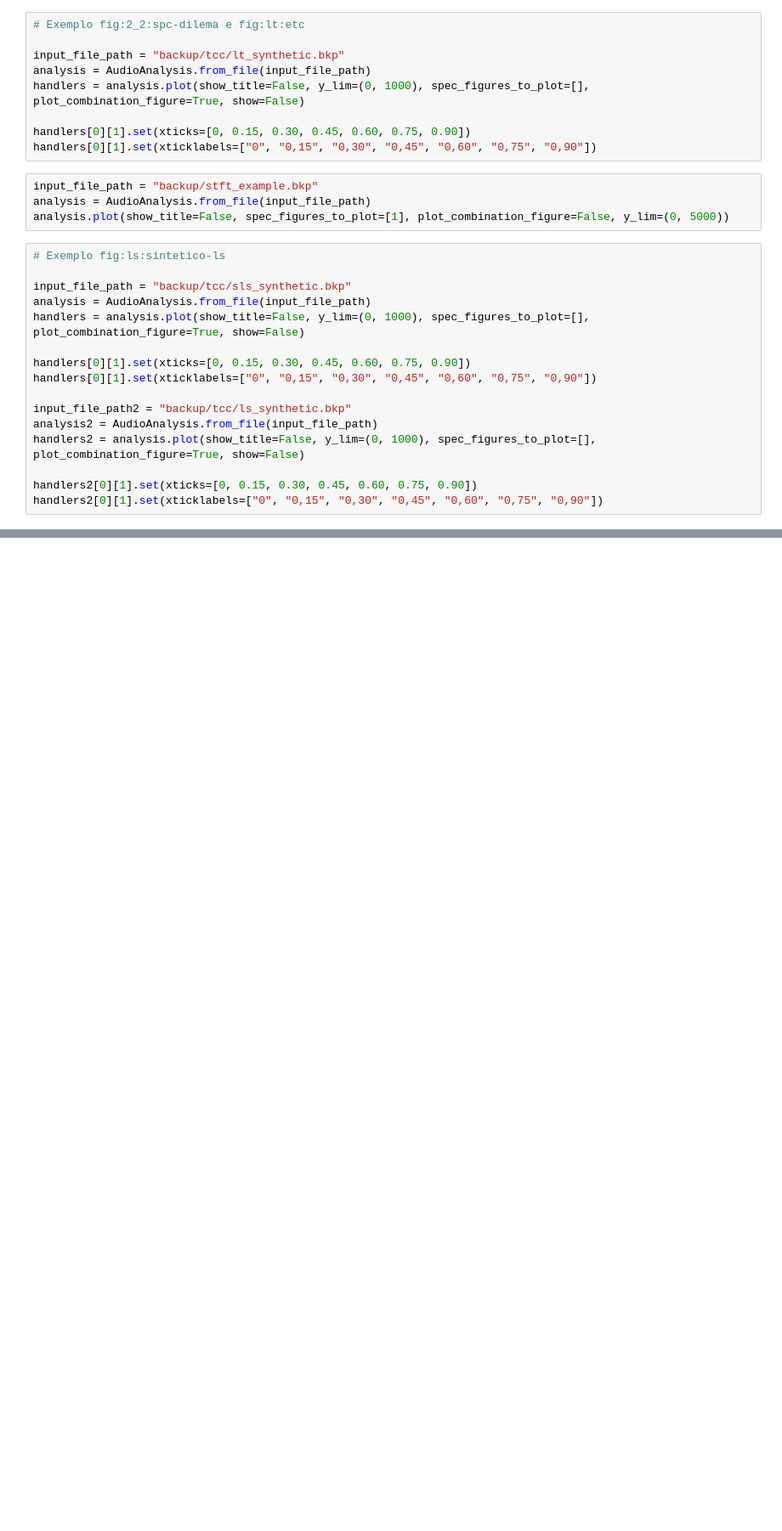
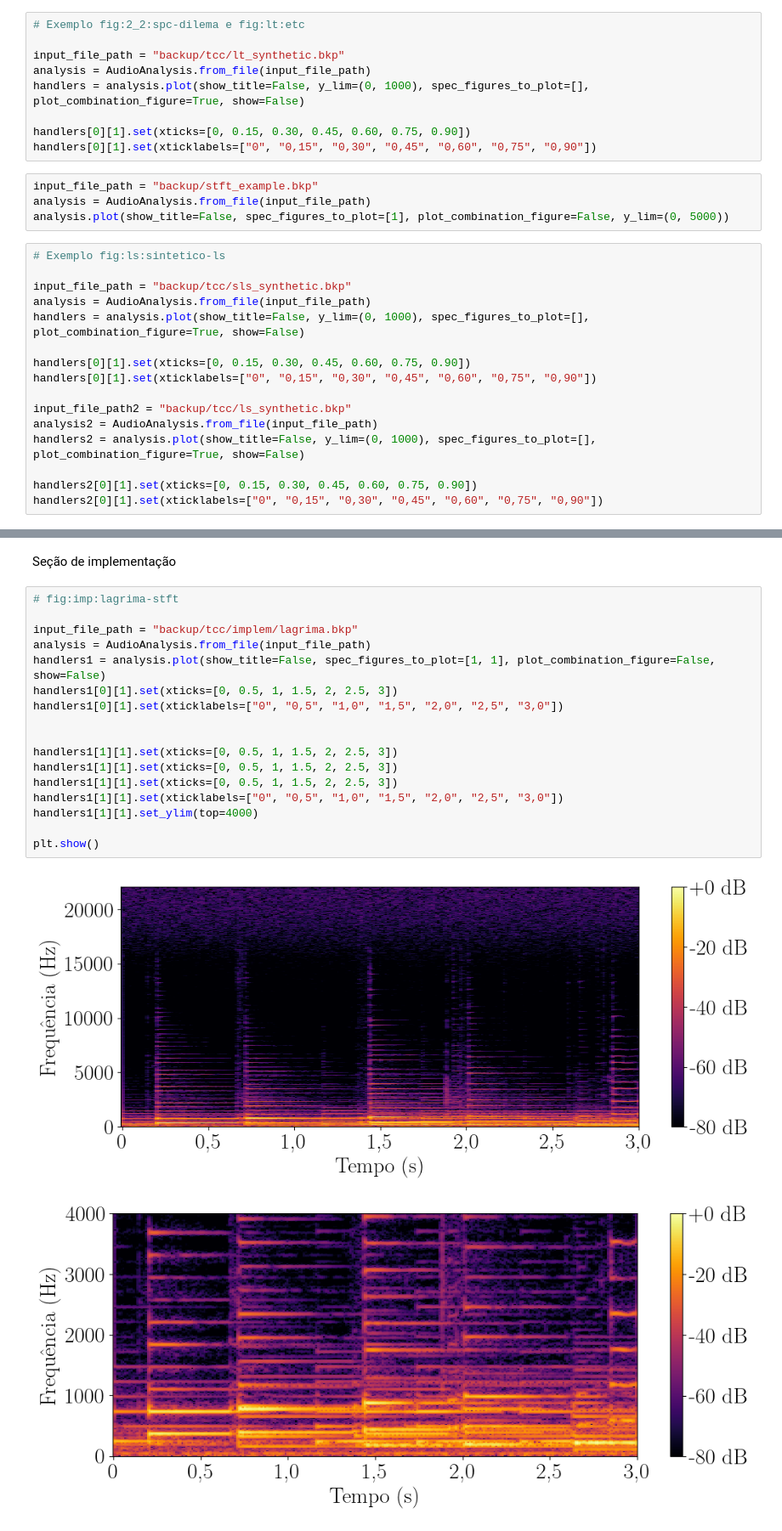
Before and after one commit to b-boechat/tfrc, a Jupyter notebook: plot_jupyter.ipynb, the cells around one changed output, grey strips where cells are left out. Shown at 85% size. Saved outputs shown, nothing was run; the diff lists cells and outputs as text; blank space fills up the shorter version.

```diff
--- a/plot_jupyter.ipynb
+++ b/plot_jupyter.ipynb
@@ -81,0 +81,22 @@ handlers[0][1].set(xticklabels=["0", "0,15", "0,30", "0,45", "0,60", "0,75", "0,
+# %% [markdown]
+Seção de implementação
+# %%
+# fig:imp:lagrima-stft
+
+input_file_path = "backup/tcc/implem/lagrima.bkp"
+analysis = AudioAnalysis.from_file(input_file_path)
+handlers1 = analysis.plot(show_title=False, spec_figures_to_plot=[1, 1], plot_combination_figure=False, show=False)
+handlers1[0][1].set(xticks=[0, 0.5, 1, 1.5, 2, 2.5, 3])
+handlers1[0][1].set(xticklabels=["0", "0,5", "1,0", "1,5", "2,0", "2,5", "3,0"])
+
+
+handlers1[1][1].set(xticks=[0, 0.5, 1, 1.5, 2, 2.5, 3])
+handlers1[1][1].set(xticks=[0, 0.5, 1, 1.5, 2, 2.5, 3])
+handlers1[1][1].set(xticks=[0, 0.5, 1, 1.5, 2, 2.5, 3])
+handlers1[1][1].set(xticklabels=["0", "0,5", "1,0", "1,5", "2,0", "2,5", "3,0"])
+handlers1[1][1].set_ylim(top=4000)
+
+plt.show()
+# %% [output]
+[figure, added]
+[figure, added]
```
Also changed, not shown: parts of 2 cells of this notebook, 8 other files.
